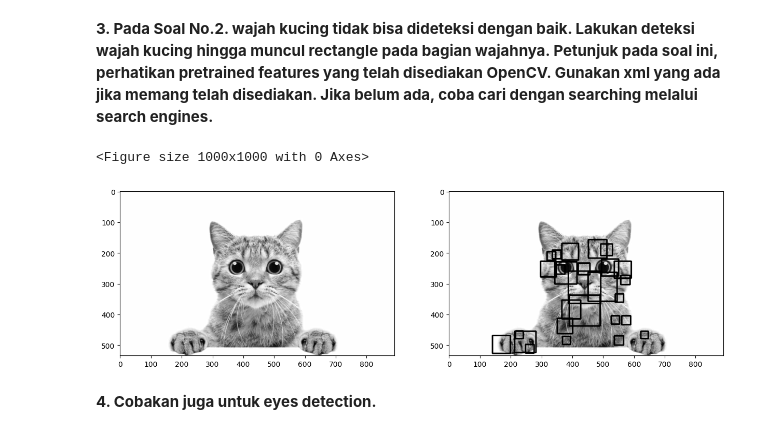
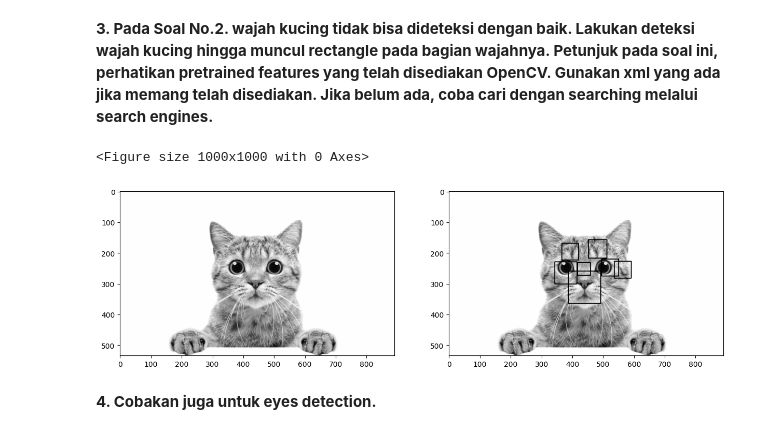
Before and after one commit to deviandinifebrianti/PCVK_Genap_2023, a Jupyter notebook: week12.ipynb, the cells around one changed output. Cells and saved outputs as stored; diff of their text form; code cells hidden in the pictures.

```diff
--- a/week12.ipynb
+++ b/week12.ipynb
@@ -136,21 +136,23 @@ search engines.**
 # %%
 cascade_wajah = cv.CascadeClassifier('/content/drive/MyDrive/PCVK/week12/haarcascade_frontalcatface.xml')
 
-kucing = cv.imread('/content/drive/MyDrive/PCVK/week12/kucing.jpg',0)
-kuucing = cv.imread('/content/drive/MyDrive/PCVK/week12/kucing.jpg',0)
+kucing = cv.imread('/content/drive/MyDrive/PCVK/week12/kucing.jpg', 0)
+kuucing = cv.imread('/content/drive/MyDrive/PCVK/week12/kucing.jpg', 0)
 
-wajah = cascade_wajah.detectMultiScale(kuucing)
-for (x,y,w,h) in wajah:
-  cv.rectangle(kuucing,(x,y),(x+w,y+h),(0,255,0),3)
+faces = cascade_wajah.detectMultiScale(kuucing, scaleFactor=1.1, minNeighbors=5, minSize=(30, 30))
 
+  # Draw rectangles around the detected faces
+for (x, y, w, h) in faces:
+      cv.rectangle(kuucing, (x, y), (x+w, y+h),(0,255,0),2)
 plt.figure(figsize = (10,10))
+
 f, axarr = plt. subplots(1,2,figsize=(15,5))
 plt.subplot(121),plt.imshow(kucing, cmap='gray')
 plt.subplot(122),plt.imshow(kuucing, cmap='gray')
 plt.show()
 # %% [output]
 <Figure size 1000x1000 with 0 Axes>
-[figure, old version]
+[figure, new version]
 # %% [markdown]
 **4. Cobakan juga untuk eyes detection.**
 # %%
```
Also changed, not shown: parts of 1 cell of this notebook.
